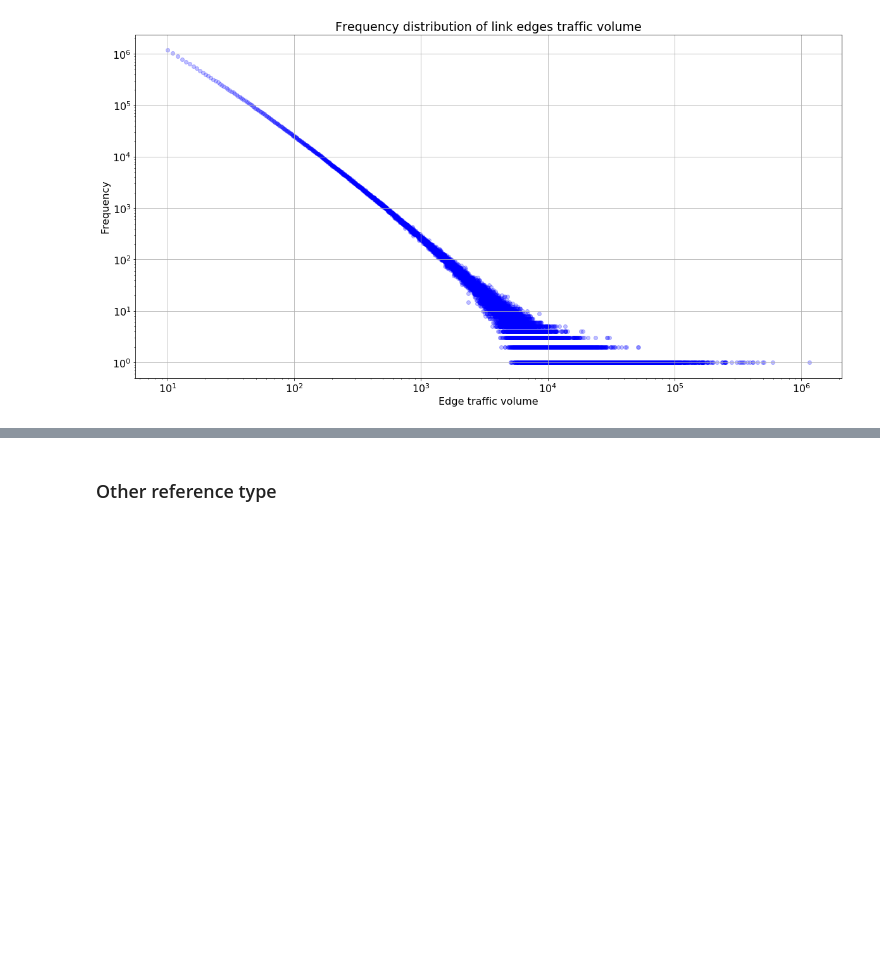
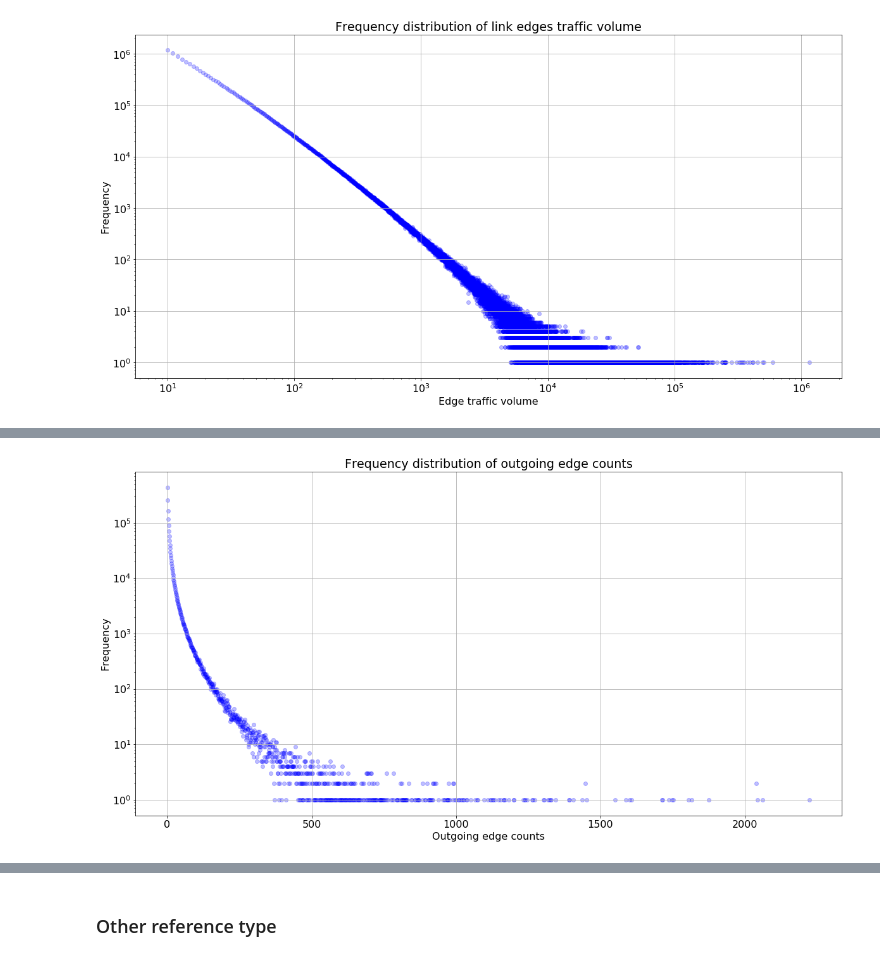
Before and after one commit to 33eyes/wiki-clickstream-graph, a Jupyter notebook: English_Wikipedia_EDA.ipynb, the cells around one changed output, grey strips where cells are left out. Saved outputs shown, nothing was run; the diff lists cells and outputs as text; code cells hidden in the pictures; blank space fills up the shorter version.

```diff
--- a/English_Wikipedia_EDA.ipynb
+++ b/English_Wikipedia_EDA.ipynb
@@ -445,0 +563,15 @@ plt.title("Frequency distribution of link edges traffic volume");
+# %%
+start_nodes_edge_counts_freq = start_nodes.edges_count.value_counts()
+# %%
+my_alpha = 0.25
+plt.scatter(start_nodes_edge_counts_freq.index.values, start_nodes_edge_counts_freq.values, \
+            c="b", alpha=my_alpha)
+#plt.xscale("log")
+plt.yscale("log")
+plt.xlabel('Outgoing edge counts')
+plt.ylabel('Frequency')
+plt.grid(True)
+
+plt.title("Frequency distribution of outgoing edge counts");
+# %% [output]
+[figure, added]
```
Also changed, not shown: parts of 16 cells of this notebook.
